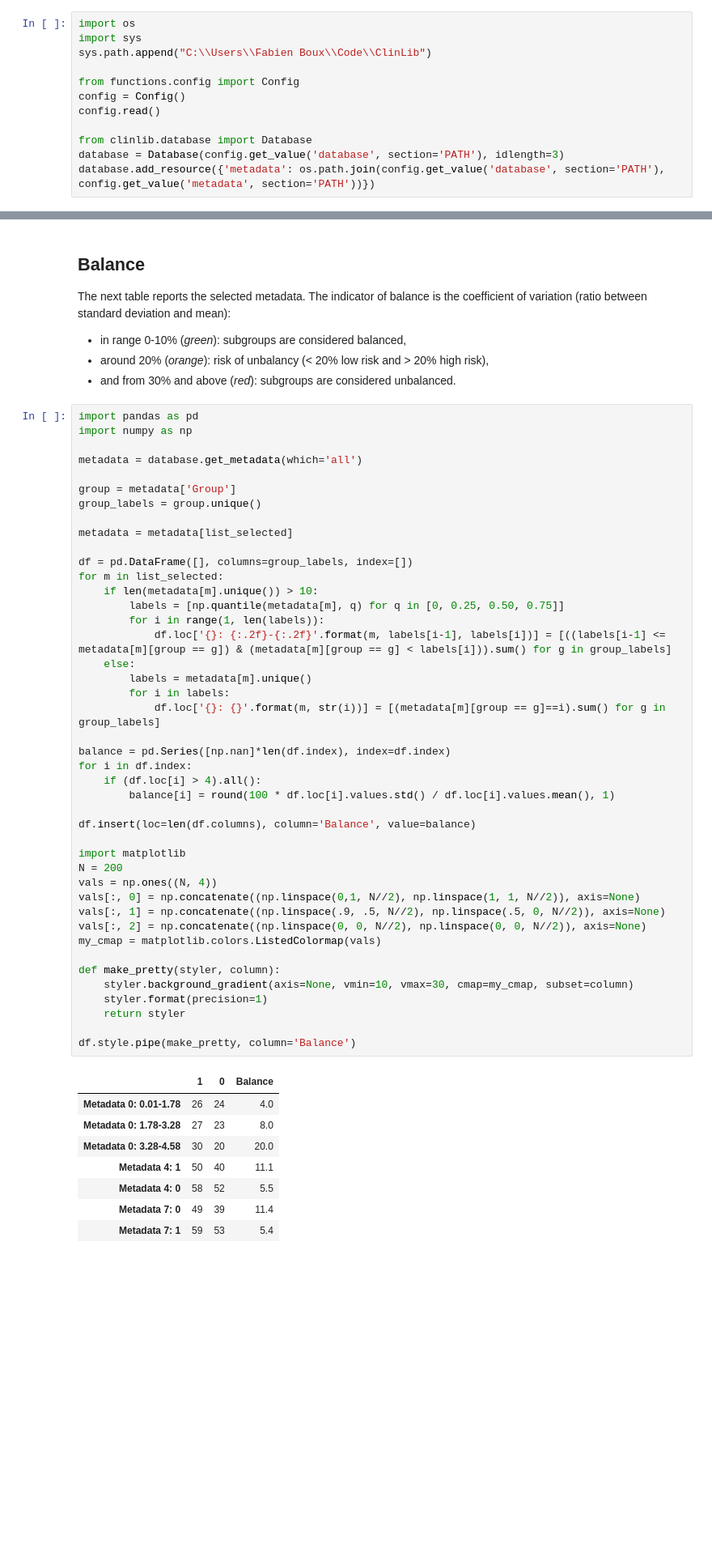
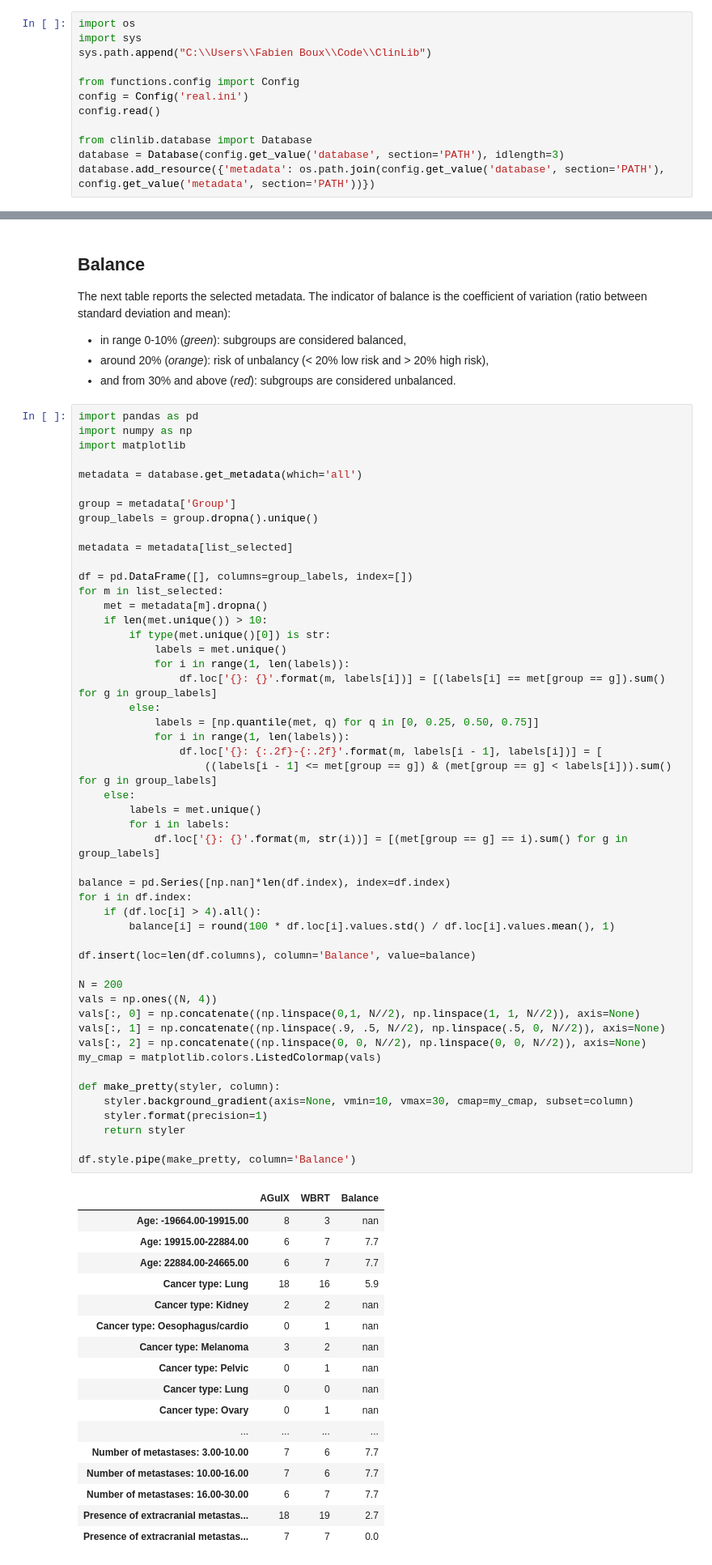
Before and after one commit to FabienBoux/Oncology-clinical-trial, a Jupyter notebook: Randomisation.ipynb, the cells around one changed output, grey strips where cells are left out. Shown at 81% size. Cells and saved outputs as stored; diff of their text form; blank space fills up the shorter version.

Commit message:
Updated according to issues with real data

```diff
--- a/Randomisation.ipynb
+++ b/Randomisation.ipynb
@@ -8,7 +8,7 @@ import sys
 sys.path.append("C:\\Users\\Fabien Boux\\Code\\ClinLib")
 
 from functions.config import Config
-config = Config()
+config = Config('real.ini')
 config.read()
 
 from clinlib.database import Database
@@ -77,55 +77,71 @@ The next table reports the selected metadata. The indicator of balance is the co
 # %%
 import pandas as pd
 import numpy as np
+import matplotlib
 
 metadata = database.get_metadata(which='all')
 
 group = metadata['Group']
-group_labels = group.unique()
+group_labels = group.dropna().unique()
 
 metadata = metadata[list_selected]
 
 df = pd.DataFrame([], columns=group_labels, index=[])
 for m in list_selected:
-    if len(metadata[m].unique()) > 10:
-        labels = [np.quantile(metadata[m], q) for q in [0, 0.25, 0.50, 0.75]]
-        for i in range(1, len(labels)):
-            df.loc['{}: {:.2f}-{:.2f}'.format(m, labels[i-1], labels[i])] = [((labels[i-1] <= metadata[m][group == g]) & (metadata[m][group == g] < labels[i])).sum() for g in group_labels]
+    met = metadata[m].dropna()
+    if len(met.unique()) > 10:
+        if type(met.unique()[0]) is str:
+            labels = met.unique()
+            for i in range(1, len(labels)):
+                df.loc['{}: {}'.format(m, labels[i])] = [(labels[i] == met[group == g]).sum() for g in group_labels]
+        else:
+            labels = [np.quantile(met, q) for q in [0, 0.25, 0.50, 0.75]]
+            for i in range(1, len(labels)):
+                df.loc['{}: {:.2f}-{:.2f}'.format(m, labels[i - 1], labels[i])] = [
+                    ((labels[i - 1] <= met[group == g]) & (met[group == g] < labels[i])).sum() for g in group_labels]
     else:
-        labels = metadata[m].unique()
+        labels = met.unique()
         for i in labels:
-            df.loc['{}: {}'.format(m, str(i))] = [(metadata[m][group == g]==i).sum() for g in group_labels]
+            df.loc['{}: {}'.format(m, str(i))] = [(met[group == g] == i).sum() for g in group_labels]
 
 balance = pd.Series([np.nan]*len(df.index), index=df.index)
 for i in df.index:
     if (df.loc[i] > 4).all():
         balance[i] = round(100 * df.loc[i].values.std() / df.loc[i].values.mean(), 1)
 
 df.insert(loc=len(df.columns), column='Balance', value=balance)
 
-import matplotlib
 N = 200
 vals = np.ones((N, 4))
 vals[:, 0] = np.concatenate((np.linspace(0,1, N//2), np.linspace(1, 1, N//2)), axis=None)
 vals[:, 1] = np.concatenate((np.linspace(.9, .5, N//2), np.linspace(.5, 0, N//2)), axis=None)
 vals[:, 2] = np.concatenate((np.linspace(0, 0, N//2), np.linspace(0, 0, N//2)), axis=None)
 my_cmap = matplotlib.colors.ListedColormap(vals)
 
 def make_pretty(styler, column):
     styler.background_gradient(axis=None, vmin=10, vmax=30, cmap=my_cmap, subset=column)
     styler.format(precision=1)
     return styler
 
 df.style.pipe(make_pretty, column='Balance')
 # %% [output]
-|  | 1 | 0 | Balance |
-| Metadata 0: 0.01-1.78 | 26 | 24 | 4.0 |
-| Metadata 0: 1.78-3.28 | 27 | 23 | 8.0 |
-| Metadata 0: 3.28-4.58 | 30 | 20 | 20.0 |
-| Metadata 4: 1 | 50 | 40 | 11.1 |
-| Metadata 4: 0 | 58 | 52 | 5.5 |
-| Metadata 7: 0 | 49 | 39 | 11.4 |
-| Metadata 7: 1 | 59 | 53 | 5.4 |
+|  | AGuIX | WBRT | Balance |
+| Age: -19664.00-19915.00 | 8 | 3 | nan |
+| Age: 19915.00-22884.00 | 6 | 7 | 7.7 |
+| Age: 22884.00-24665.00 | 6 | 7 | 7.7 |
+| Cancer type: Lung | 18 | 16 | 5.9 |
+| Cancer type: Kidney | 2 | 2 | nan |
+| Cancer type: Oesophagus/cardio | 0 | 1 | nan |
+| Cancer type: Melanoma | 3 | 2 | nan |
+| Cancer type: Pelvic | 0 | 1 | nan |
+| Cancer type: Lung | 0 | 0 | nan |
+| Cancer type: Ovary | 0 | 1 | nan |
+| ... | ... | ... | ... |
+| Number of metastases: 3.00-10.00 | 7 | 6 | 7.7 |
+| Number of metastases: 10.00-16.00 | 7 | 6 | 7.7 |
+| Number of metastases: 16.00-30.00 | 6 | 7 | 7.7 |
+| Presence of extracranial metastas... | 18 | 19 | 2.7 |
+| Presence of extracranial metastas... | 7 | 7 | 0.0 |
 # %% [markdown]
 ## Subgroup analysis
 
```
Also changed, not shown: parts of 1 cell of this notebook, 14 other files.
